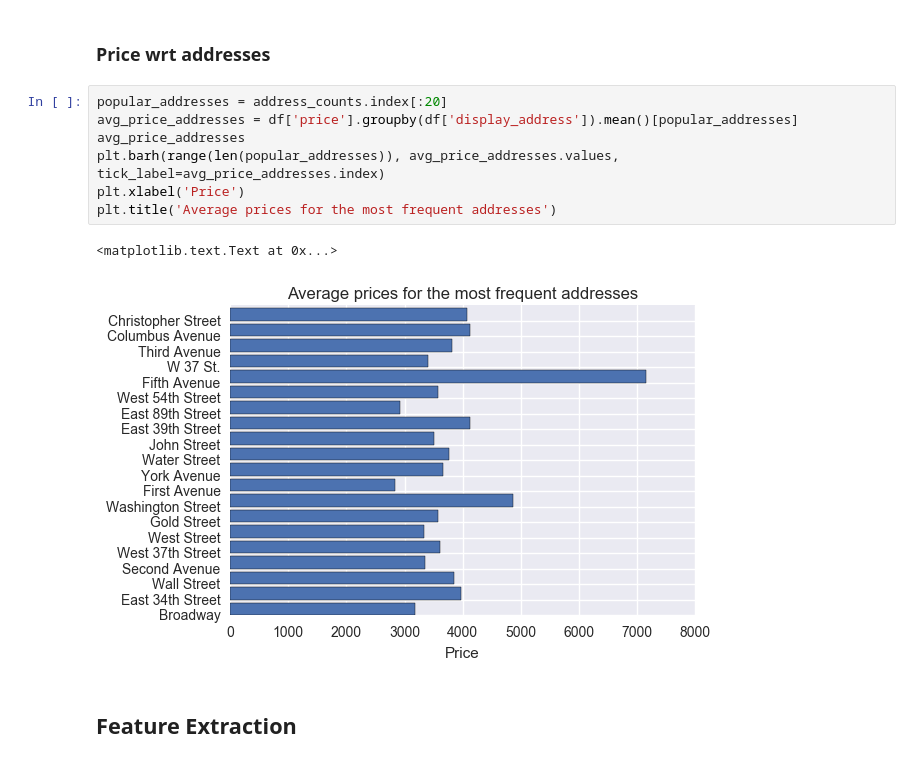
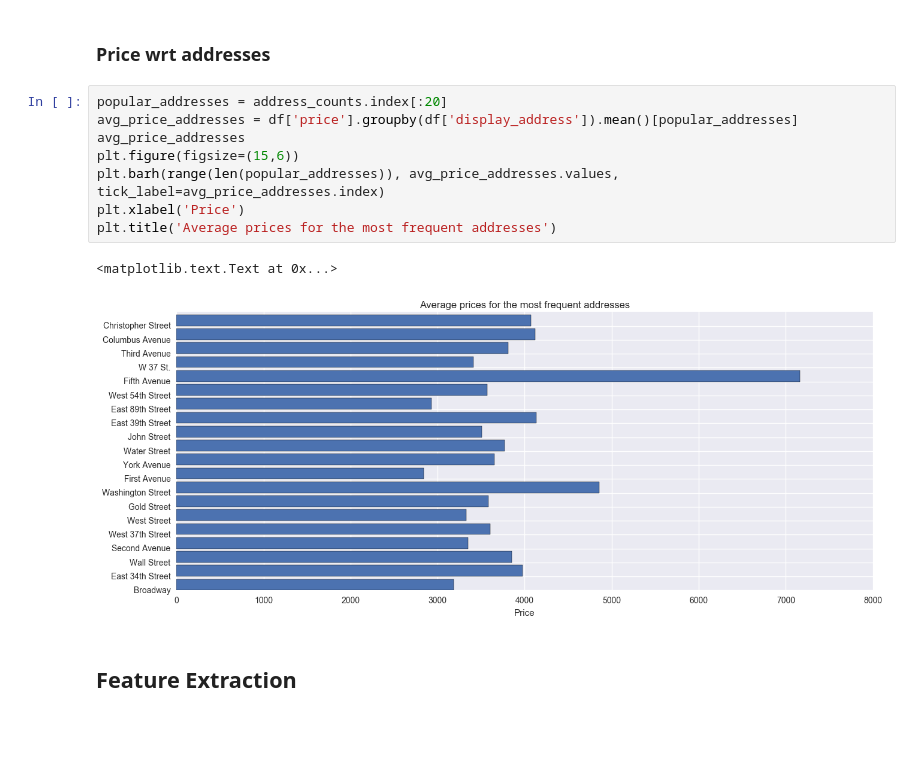
Before and after one commit to Charlespartina/DS1001-Project, a Jupyter notebook: notebook/Final Project.ipynb, the cells around one changed output. Saved outputs shown, nothing was run; the diff lists cells and outputs as text; blank space fills up the shorter version.

```diff
--- a/notebook/Final Project.ipynb
+++ b/notebook/Final Project.ipynb
@@ -185,13 +198,14 @@ plt.show()
 # %%
 popular_addresses = address_counts.index[:20]
 avg_price_addresses = df['price'].groupby(df['display_address']).mean()[popular_addresses]
 avg_price_addresses
+plt.figure(figsize=(15,6))
 plt.barh(range(len(popular_addresses)), avg_price_addresses.values, tick_label=avg_price_addresses.index)
 plt.xlabel('Price')
 plt.title('Average prices for the most frequent addresses')
 # %% [output]
 <matplotlib.text.Text at 0x...>
-[figure, old version]
+[figure, new version]
 # %% [markdown]
 ## Feature Extraction
 # %% [markdown]
```
Also changed, not shown: parts of 5 cells of this notebook.
